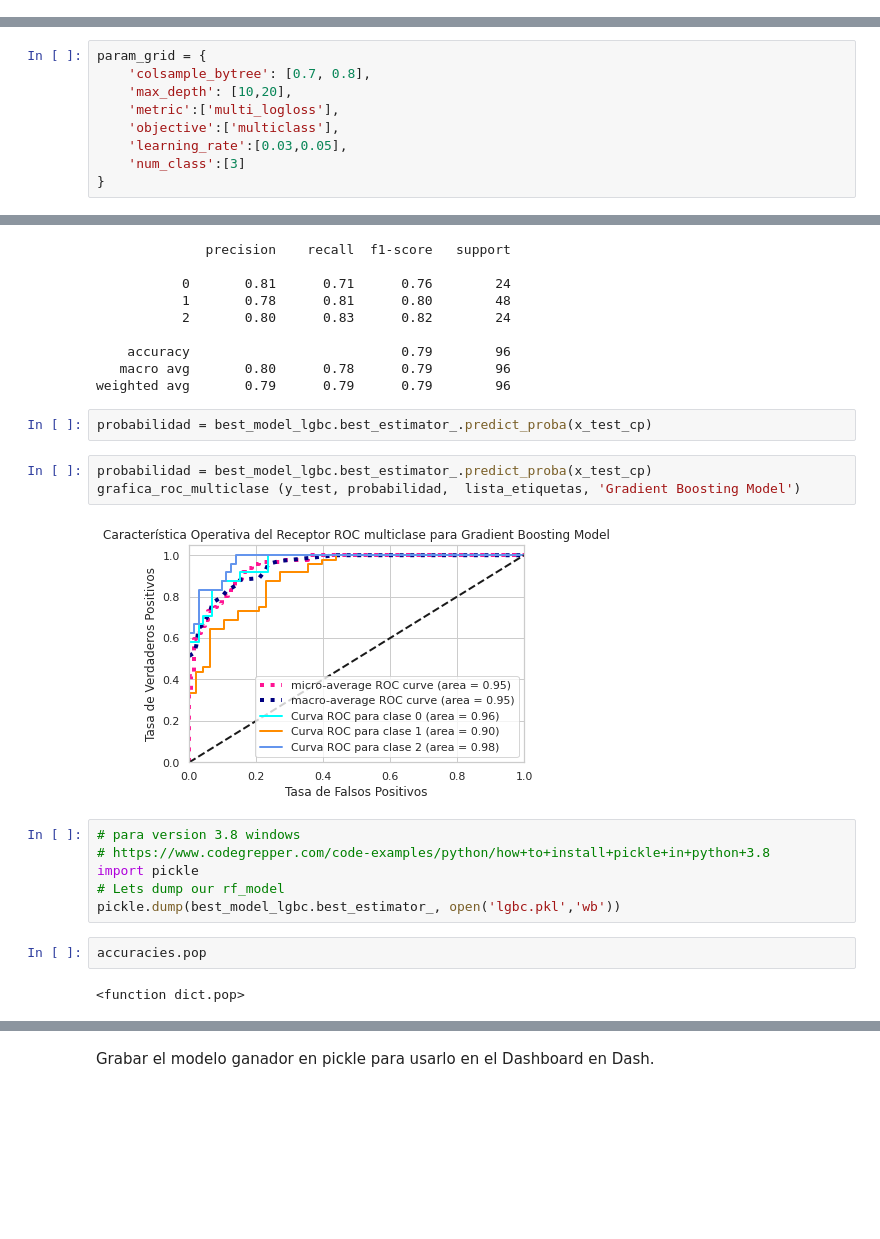
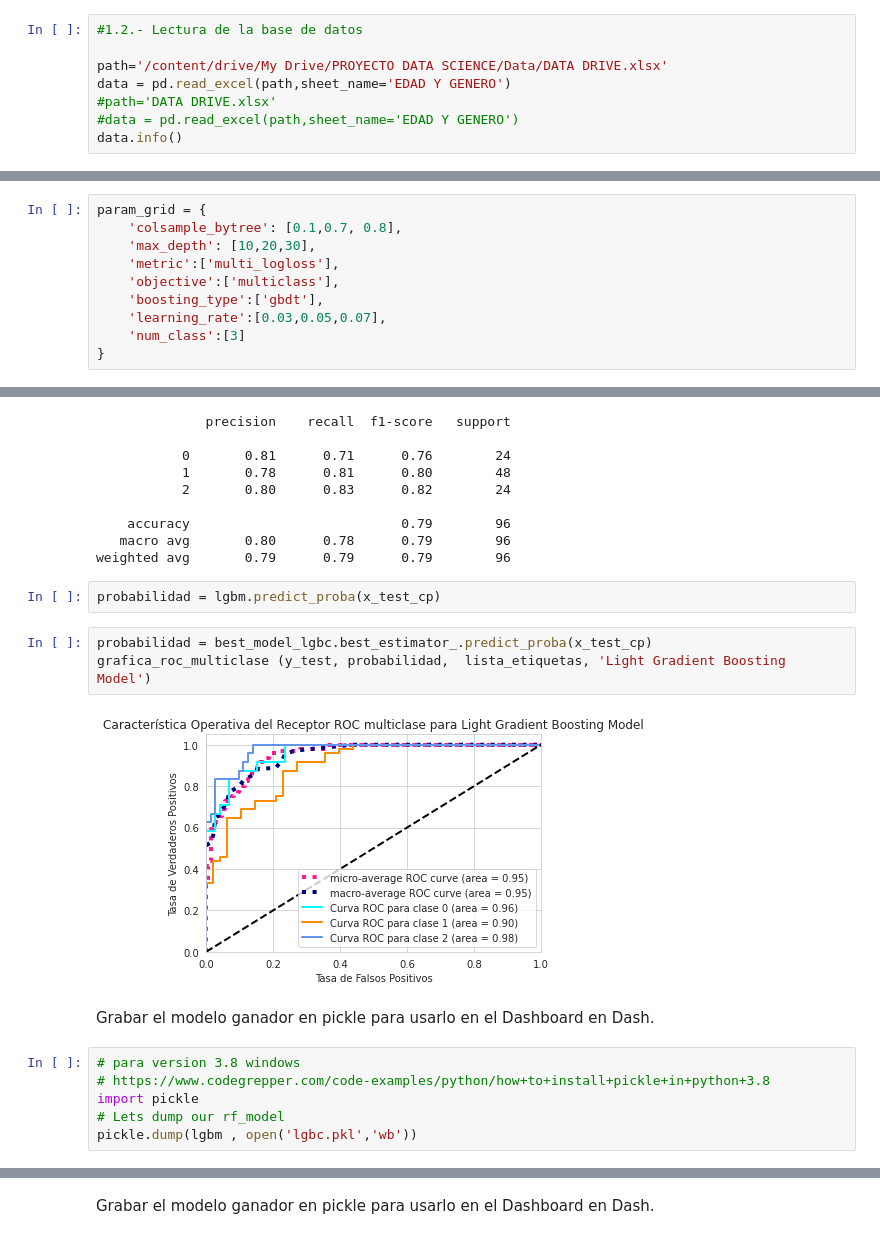
Before and after one commit to cvillarr123/marketingKPI, a Jupyter notebook: PROYECTO_SEE_2021.ipynb, the cells around one changed output, grey strips where cells are left out. Cells and saved outputs as stored; diff of their text form; blank space fills up the shorter version.

```diff
--- a/PROYECTO_SEE_2021.ipynb
+++ b/PROYECTO_SEE_2021.ipynb
@@ -1107,0 +67,8 @@ Se revisan los estadísticos básicos de cada variable, para descartar los ids,
+# %%
+#1.2.- Lectura de la base de datos
+
+path='/content/drive/My Drive/PROYECTO DATA SCIENCE/Data/DATA DRIVE.xlsx'
+data = pd.read_excel(path,sheet_name='EDAD Y GENERO')
+#path='DATA DRIVE.xlsx'
+#data = pd.read_excel(path,sheet_name='EDAD Y GENERO')
+data.info()
@@ -2924,10 +2334,11 @@ params['num_class']=3 #no.of unique values in the target class not inclusive of
 # %%
 param_grid = {
-    'colsample_bytree': [0.7, 0.8],
-    'max_depth': [10,20],
+    'colsample_bytree': [0.1,0.7, 0.8],
+    'max_depth': [10,20,30],
     'metric':['multi_logloss'],
     'objective':['multiclass'],
-    'learning_rate':[0.03,0.05],
+    'boosting_type':['gbdt'],
+    'learning_rate':[0.03,0.05,0.07],
     'num_class':[3]
 }
 # %%
@@ -3012,20 +2446,18 @@ print( classification_report(y_test, best_model_lgbc.best_estimator_.predict(x_t
    macro avg       0.80      0.78      0.79        96
 weighted avg       0.79      0.79      0.79        96
 # %%
-probabilidad = best_model_lgbc.best_estimator_.predict_proba(x_test_cp)
+probabilidad = lgbm.predict_proba(x_test_cp)
 # %%
 probabilidad = best_model_lgbc.best_estimator_.predict_proba(x_test_cp)
-grafica_roc_multiclase (y_test, probabilidad,  lista_etiquetas, 'Gradient Boosting Model')
+grafica_roc_multiclase (y_test, probabilidad,  lista_etiquetas, 'Light Gradient Boosting Model')
 # %% [output]
-[figure, old version]
+[figure, new version]
+# %% [markdown]
+Grabar el modelo ganador en pickle para usarlo en el Dashboard en Dash.
 # %%
 # para version 3.8 windows
 # https://www.codegrepper.com/code-examples/python/how+to+install+pickle+in+python+3.8
 import pickle
 # Lets dump our rf_model
-pickle.dump(best_model_lgbc.best_estimator_, open('lgbc.pkl','wb'))
+pickle.dump(lgbm , open('lgbc.pkl','wb'))
-# %%
-accuracies.pop
-# %% [output]
-<function dict.pop>
 # %% [markdown]
```
Also changed, not shown: parts of 263 cells of this notebook.
